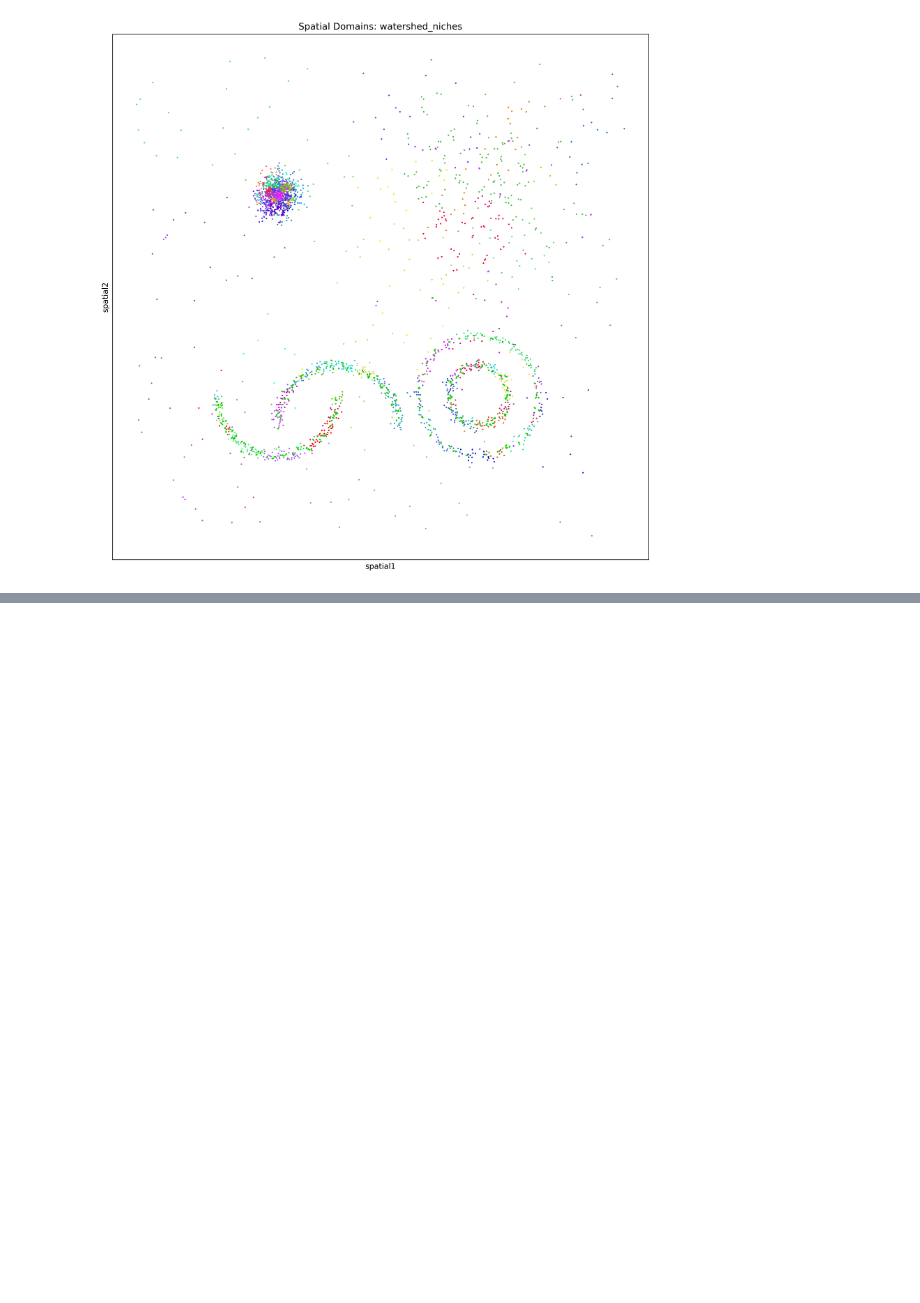
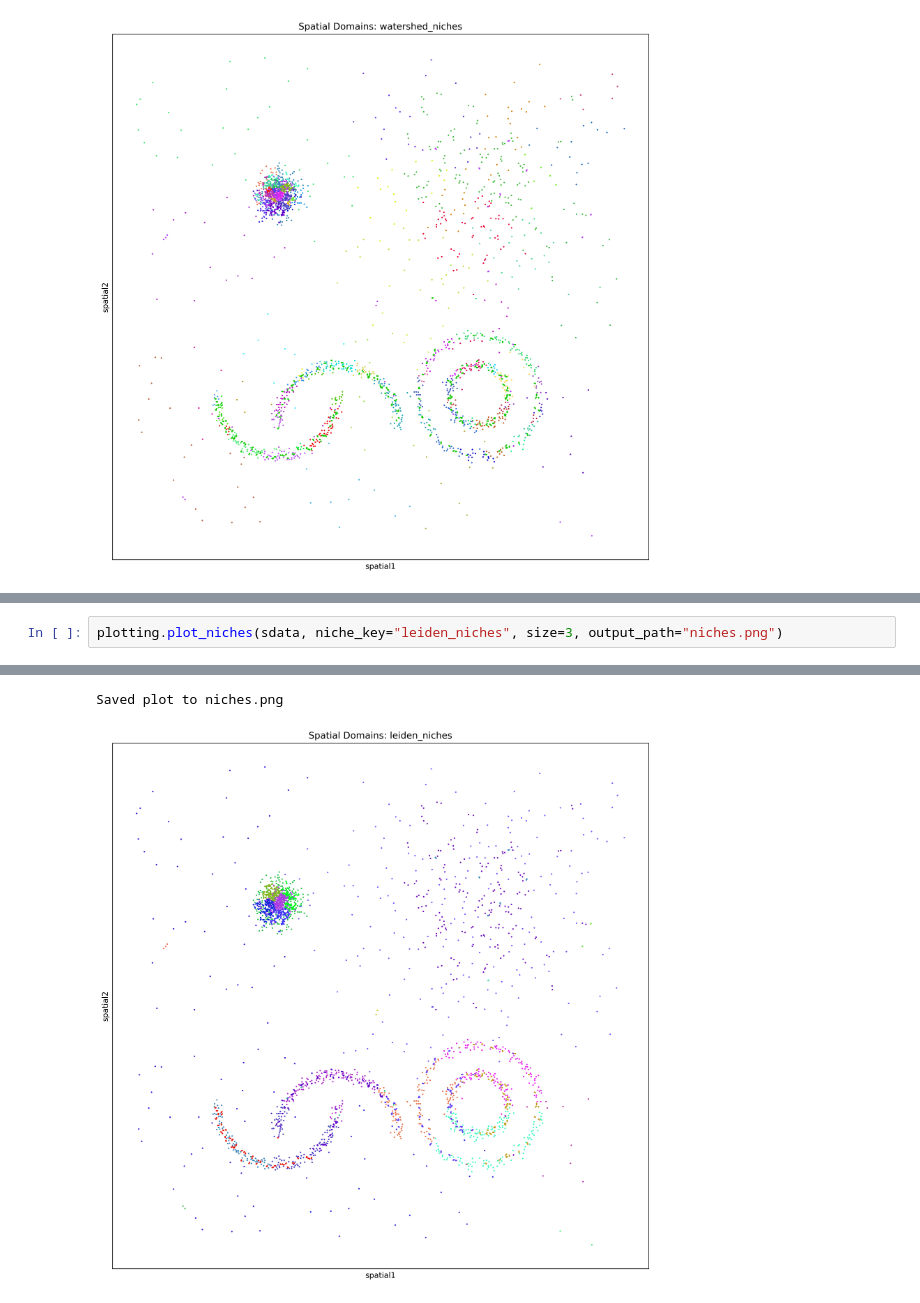
Before and after one commit to LLehner/Adaptive-Niche, a Jupyter notebook: test_example.ipynb, the cells around one changed output, grey strips where cells are left out. Saved outputs shown, nothing was run; the diff lists cells and outputs as text; blank space fills up the shorter version.

```diff
--- a/test_example.ipynb
+++ b/test_example.ipynb
@@ -81,0 +94,3 @@ Saved plot to niches.png
+# %%
+plotting.plot_niches(sdata, niche_key="leiden_niches", size=3, output_path="niches.png")
+# %% [output]
@@ -81,0 +98,2 @@ Saved plot to niches.png
+Saved plot to niches.png
+[figure, added]
```
Also changed, not shown: parts of 5 cells of this notebook, 3 other files.
